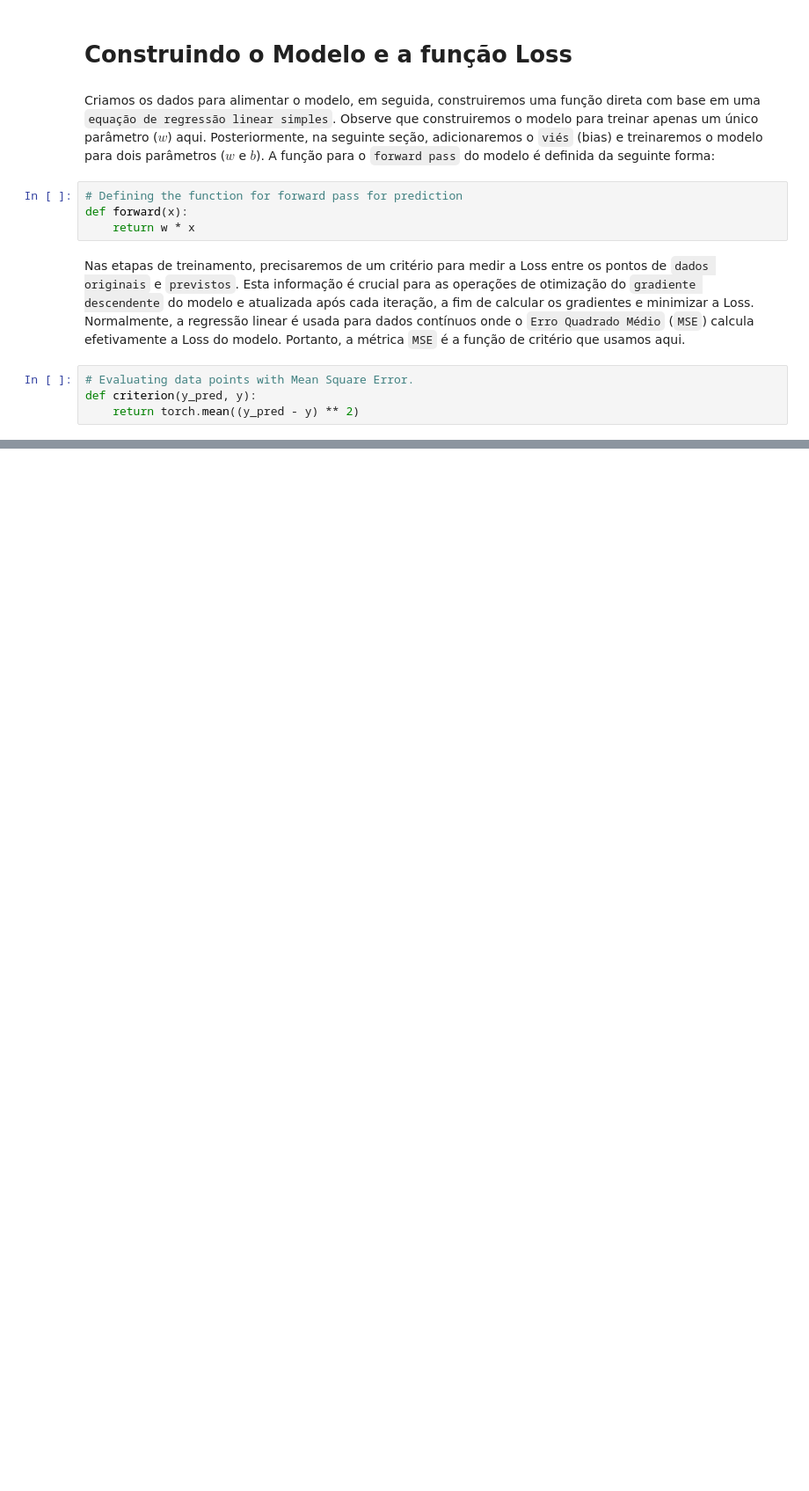
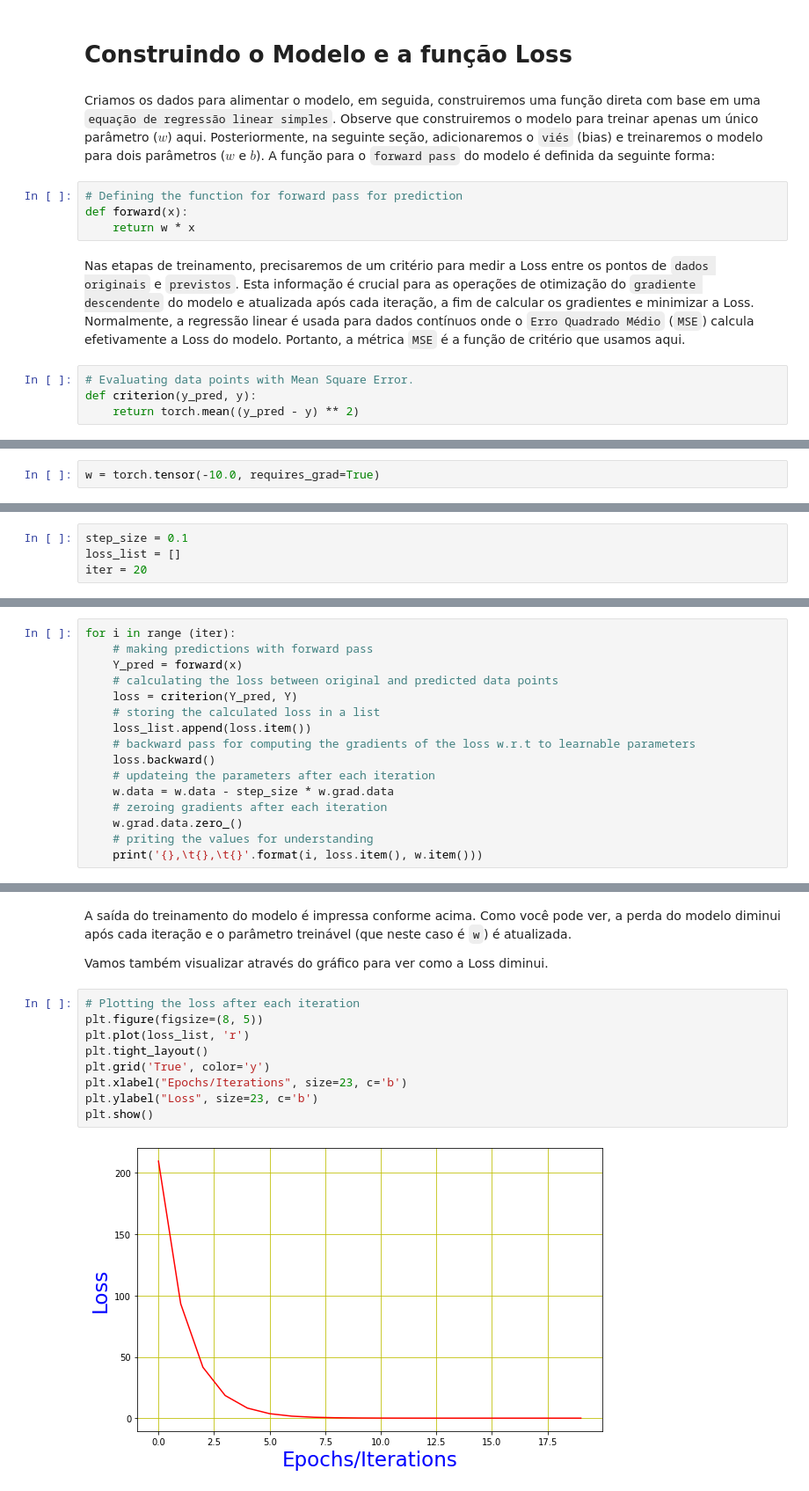
Before and after one commit to EddyGiusepe/Pytorch, a Jupyter notebook: Linear_Regression_Model_in_PyTorch/Training_a_Linear_Regression_Model_in_PyTorch.ipynb, the cells around one changed output, grey strips where cells are left out. Shown: that part at 88% size. Drawn from its saved outputs; the diff is of its cells as text; blank space fills up the shorter version.

Commit message:
treinamento com um parâmetro w

```diff
--- a/Linear_Regression_Model_in_PyTorch/Training_a_Linear_Regression_Model_in_PyTorch.ipynb
+++ b/Linear_Regression_Model_in_PyTorch/Training_a_Linear_Regression_Model_in_PyTorch.ipynb
@@ -108,0 +113,2 @@ def criterion(y_pred, y):
+# %%
+w = torch.tensor(-10.0, requires_grad=True)
@@ -108,0 +117,4 @@ def criterion(y_pred, y):
+# %%
+step_size = 0.1
+loss_list = []
+iter = 20
@@ -108,0 +123,16 @@ def criterion(y_pred, y):
+# %%
+for i in range (iter):
+    # making predictions with forward pass
+    Y_pred = forward(x)
+    # calculating the loss between original and predicted data points
+    loss = criterion(Y_pred, Y)
+    # storing the calculated loss in a list
+    loss_list.append(loss.item())
+    # backward pass for computing the gradients of the loss w.r.t to learnable parameters
+    loss.backward()
+    # updateing the parameters after each iteration
+    w.data = w.data - step_size * w.grad.data
+    # zeroing gradients after each iteration
+    w.grad.data.zero_()
+    # priting the values for understanding
+    print('{},\t{},\t{}'.format(i, loss.item(), w.item()))
@@ -108,0 +160,15 @@ def criterion(y_pred, y):
+# %% [markdown]
+A saída do treinamento do modelo é impressa conforme acima. Como você pode ver, a perda do modelo diminui após cada iteração e o parâmetro treinável (que neste caso é `w`) é atualizada.
+
+Vamos também visualizar através do gráfico para ver como a Loss diminui.
+# %%
+# Plotting the loss after each iteration
+plt.figure(figsize=(8, 5))
+plt.plot(loss_list, 'r')
+plt.tight_layout()
+plt.grid('True', color='y')
+plt.xlabel("Epochs/Iterations", size=23, c='b')
+plt.ylabel("Loss", size=23, c='b')
+plt.show()
+# %% [output]
+[figure, added]
```
Also changed, not shown: parts of 7 cells of this notebook.
